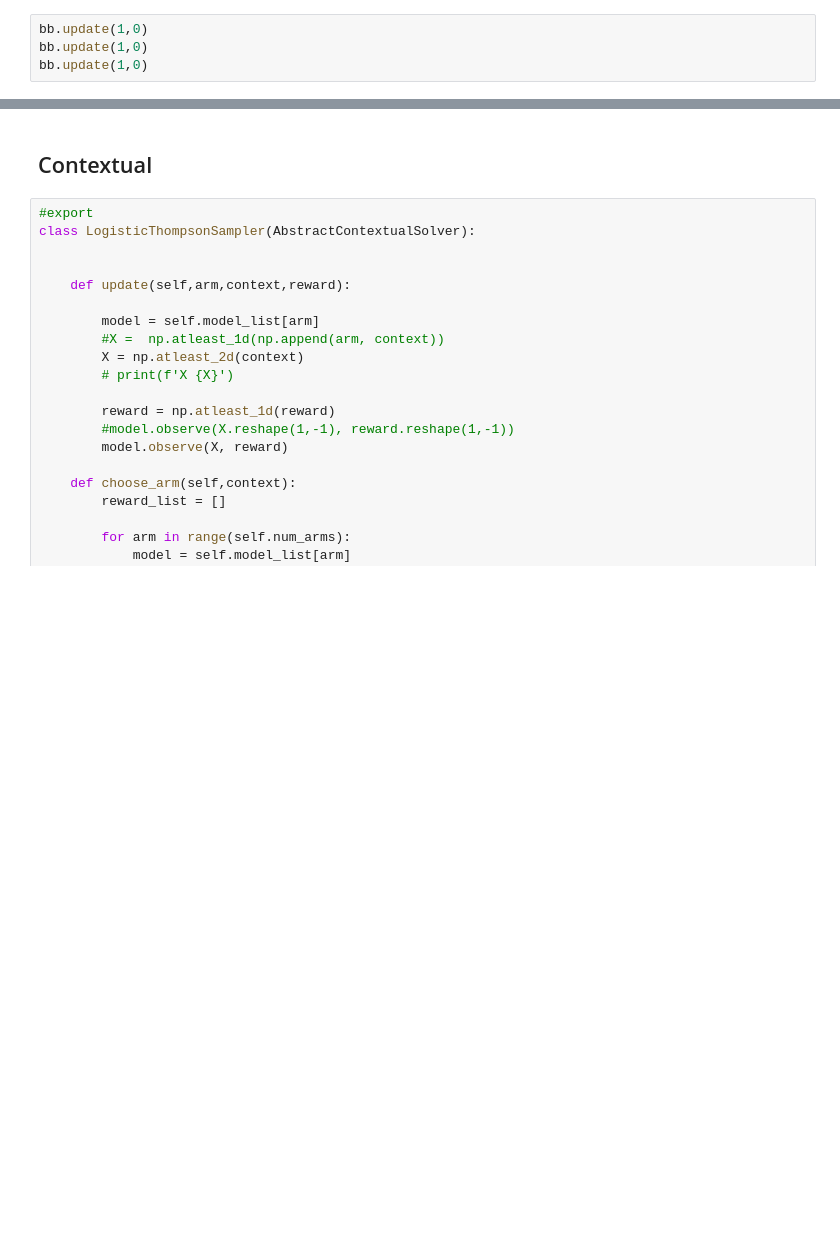
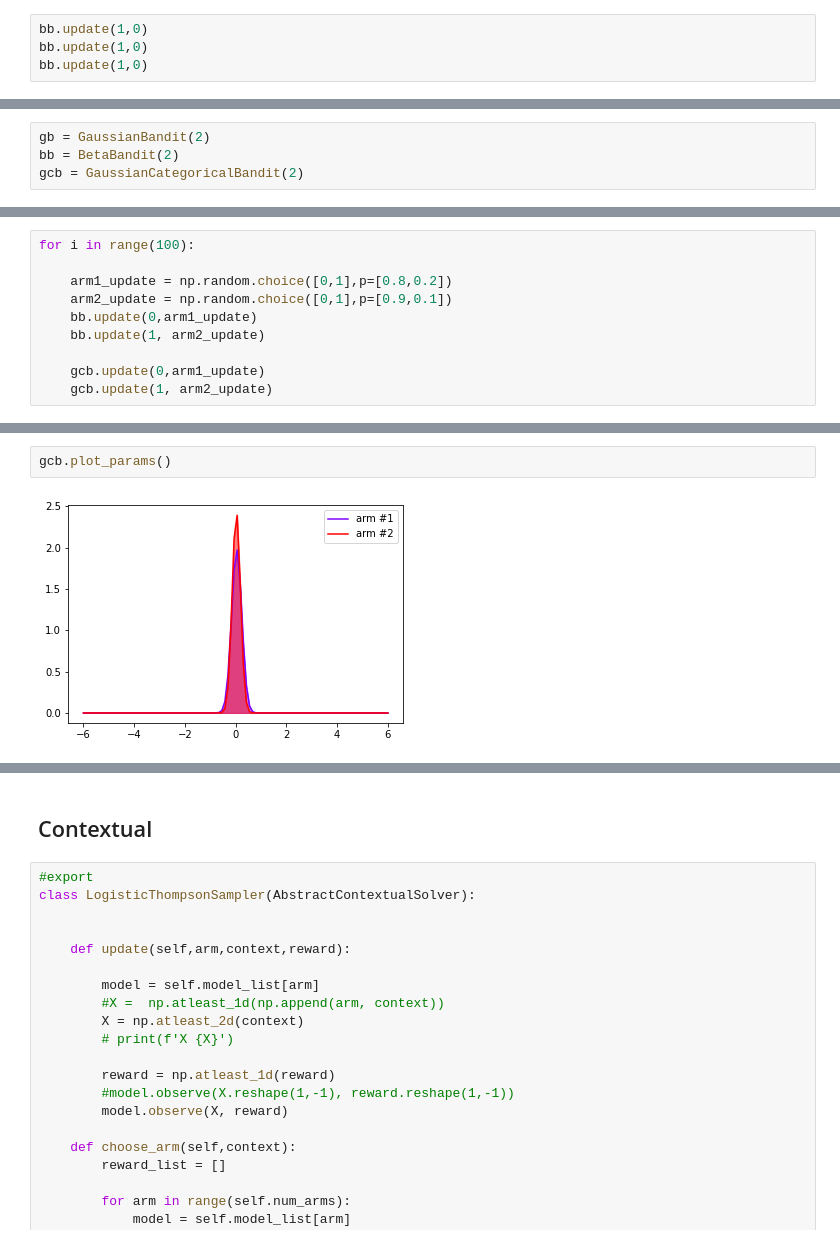
Before and after one commit to wooohoooo/thompson_sampling, a Jupyter notebook: 04_solvers.ipynb, the cells around one changed output, grey strips where cells are left out. Cells and saved outputs as stored; diff of their text form; blank space fills up the shorter version.

```diff
--- a/04_solvers.ipynb
+++ b/04_solvers.ipynb
@@ -220,0 +461,4 @@ bb.choose_arm_and_plot()
+# %%
+gb = GaussianBandit(2)
+bb = BetaBandit(2)
+gcb = GaussianCategoricalBandit(2)
@@ -220,0 +469,10 @@ bb.choose_arm_and_plot()
+# %%
+for i in range(100):
+
+    arm1_update = np.random.choice([0,1],p=[0.8,0.2])
+    arm2_update = np.random.choice([0,1],p=[0.9,0.1])
+    bb.update(0,arm1_update)
+    bb.update(1, arm2_update)
+
+    gcb.update(0,arm1_update)
+    gcb.update(1, arm2_update)
@@ -220,0 +491,4 @@ bb.choose_arm_and_plot()
+# %%
+gcb.plot_params()
+# %% [output]
+[figure, added]
```
Also changed, not shown: parts of 38 cells of this notebook, 1 other file.
